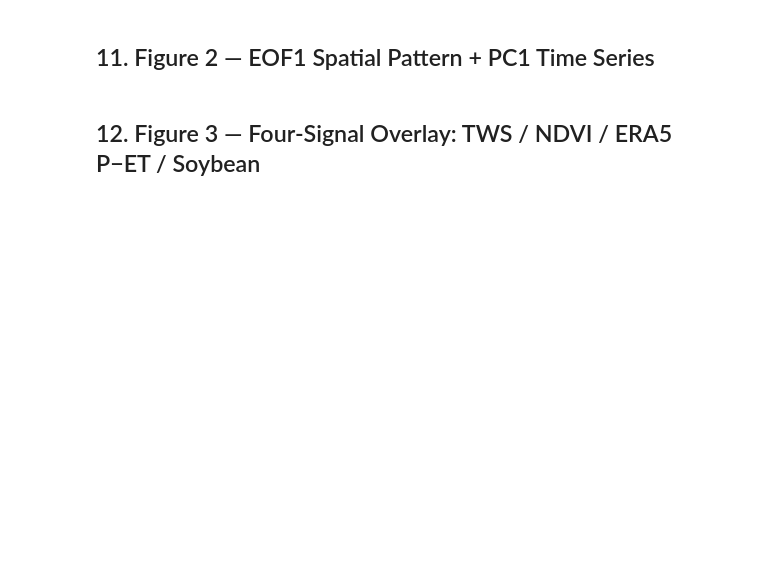
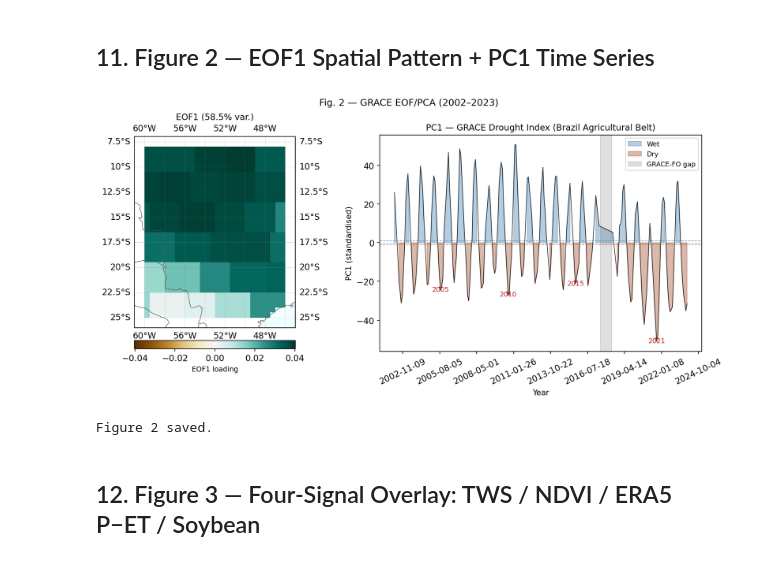
Before and after one commit to alpersam/Space-Data-Project, a Jupyter notebook: GRACE_Soybean_Analysis.ipynb, the cells around one changed output. Drawn from its saved outputs; the diff is of its cells as text; code cells hidden in the pictures; blank space fills up the shorter version.

```diff
--- a/GRACE_Soybean_Analysis.ipynb
+++ b/GRACE_Soybean_Analysis.ipynb
@@ -482,10 +534,13 @@ print(f'Log-returns: mean={soy_log_ret.mean():.4f}  std={soy_log_ret.std():.4f}'
 # %% [markdown]
 ## 6. Align All Series → Master DataFrame
 # %%
-def to_monthly(s):
+def to_monthly(s, agg='mean'):
     s = s.copy()
-    s.index = pd.DatetimeIndex(s.index).to_period('M').to_timestamp()
-    return s
+    s.index = pd.DatetimeIndex(s.index)
+    if agg == 'mean':
+        return s.resample('MS').mean()
+    else:
+        return s.resample('MS').last()
 
 df = pd.DataFrame({
     'TWS_cm':     to_monthly(tws_ts_interp),
@@ -493,9 +548,9 @@ df = pd.DataFrame({
     'P_minus_ET': to_monthly(pet_series),
     'NDVI':       to_monthly(ndvi_series),
     'NDVI_anom':  to_monthly(ndvi_anom),
-    'Soybean':    to_monthly(soy_price),
+    'Soybean':    to_monthly(soy_price, agg='last'),
     'Soy_logret': to_monthly(soy_log_ret),
-    'Gap_interp': tws_ts_interp_flag.astype(float).rename('Gap_interp'),
+    'Gap_interp': to_monthly(tws_ts_interp_flag.astype(float).rename('Gap_interp'), agg='last'),
 }).dropna(subset=['TWS_cm','Soybean'])
 
 # Derived stationary series
@@ -750,39 +875,42 @@ gs  = GridSpec(1,2,figure=fig,width_ratios=[1,2],wspace=0.35)
 ax_map = fig.add_subplot(gs[0], projection=ccrs.PlateCarree())
 vlim = np.nanpercentile(np.abs(eof1_map),97)
 im_eof = ax_map.pcolormesh(lons_g,lats_g,eof1_map,
-    norm=TwoSlopeNorm(-vlim,0,vlim),cmap='BrBG',transform=ccrs.PlateCarree(),shading='auto')
+    norm=TwoSlopeNorm(vcenter=0, vmin=-vlim, vmax=vlim),cmap='BrBG',transform=ccrs.PlateCarree(),shading='auto')
 for f in [cfeature.BORDERS,cfeature.COASTLINE]: ax_map.add_feature(f,linewidth=0.6,edgecolor='0.3')
 ax_map.add_feature(cfeature.OCEAN,facecolor='lightcyan',alpha=0.5)
 ax_map.set_extent([LON_MIN-1,LON_MAX+1,LAT_MIN-1,LAT_MAX+1],crs=ccrs.PlateCarree())
 ax_map.gridlines(draw_labels=True,linewidth=0.3,color='gray',alpha=0.4)
 plt.colorbar(im_eof,ax=ax_map,orientation='horizontal',pad=0.06,fraction=0.05).set_label('EOF1 loading',fontsize=9)
 ax_map.set_title(f'EOF1 ({explained[0]:.1f}% var.)',fontsize=11)
 
 ax_ts = fig.add_subplot(gs[1])
 pc1_plot = df['PC1_TWS']; t_plot = pc1_plot.index
 ax_ts.fill_between(t_plot,pc1_plot,0,where=pc1_plot>=0,color='steelblue',alpha=0.4,label='Wet')
 ax_ts.fill_between(t_plot,pc1_plot,0,where=pc1_plot<0, color='sienna',alpha=0.4,label='Dry')
 ax_ts.plot(t_plot,pc1_plot,'k',lw=0.8,alpha=0.8)
 ax_ts.axhline(1, color='steelblue',ls='--',lw=0.8,alpha=0.7)
 ax_ts.axhline(-1,color='sienna',   ls='--',lw=0.8,alpha=0.7)
 ax_ts.axhline(0, color='k',lw=0.5)
 ax_ts.axvspan(pd.Timestamp(GAP_START),pd.Timestamp(GAP_END),color='gray',alpha=0.25,label='GRACE-FO gap')
 for yr in DROUGHT_YEARS:
     ym = t_plot.year==yr
     if ym.sum():
         mi = pc1_plot[ym].idxmin()
         ax_ts.annotate(str(yr),xy=(mi,pc1_plot[mi]),xytext=(mi,pc1_plot[mi]-0.6),
             fontsize=8.5,ha='center',color='firebrick',
             arrowprops=dict(arrowstyle='->',color='firebrick',lw=1))
 ax_ts.set_ylabel('PC1 (standardised)',fontsize=10)
 ax_ts.set_xlabel('Year',fontsize=10)
 ax_ts.set_title('PC1 — GRACE Drought Index (Brazil Agricultural Belt)',fontsize=11)
 ax_ts.legend(fontsize=8.5,loc='upper right')
 ax_ts.xaxis.set_major_locator(mticker.MaxNLocator(10))
 ax_ts.tick_params(axis='x',rotation=25)
 plt.suptitle('Fig. 2 — GRACE EOF/PCA (2002–2023)',fontsize=12,y=1.01)
 plt.savefig(FIG_DIR/'fig2_eof_pc1.pdf'); plt.savefig(FIG_DIR/'fig2_eof_pc1.png')
 plt.show(); print('Figure 2 saved.')
+# %% [output]
+[figure, added]
+Figure 2 saved.
 # %% [markdown]
 ## 12. Figure 3 — Four-Signal Overlay: TWS / NDVI / ERA5 P−ET / Soybean
 # %%
```
Also changed, not shown: parts of 20 cells of this notebook, 11 other files.
